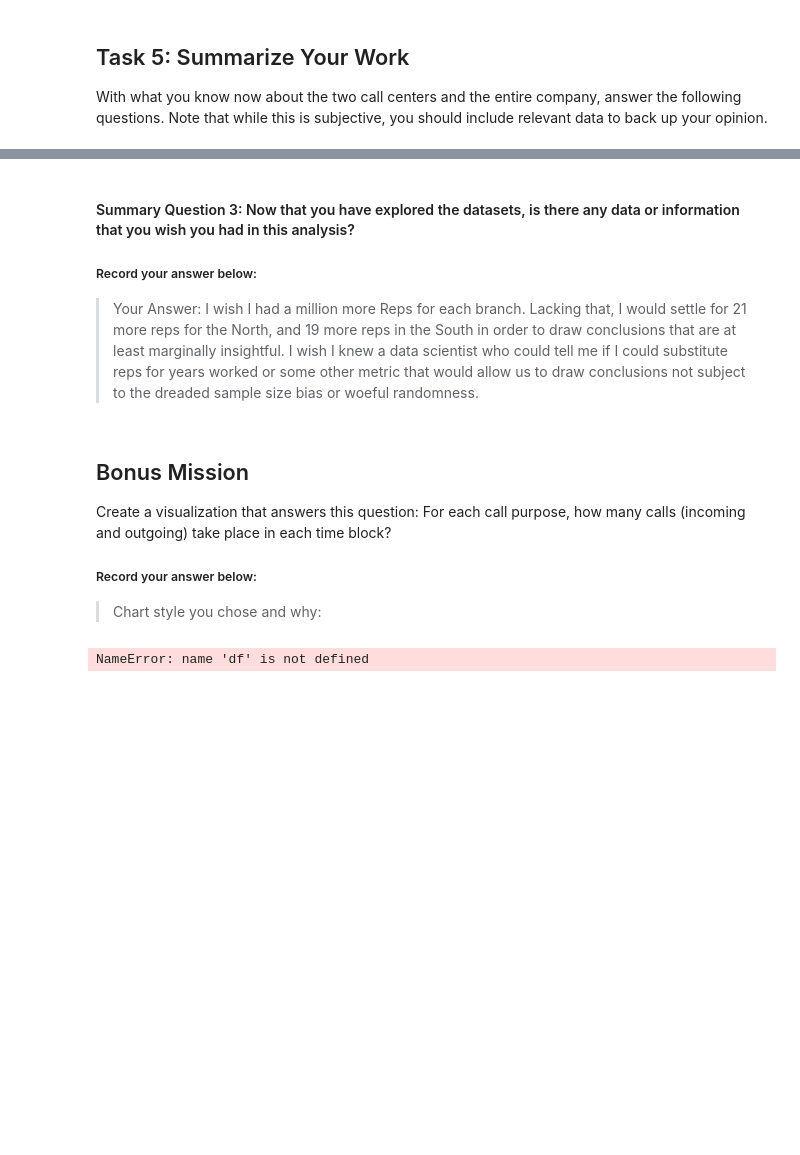
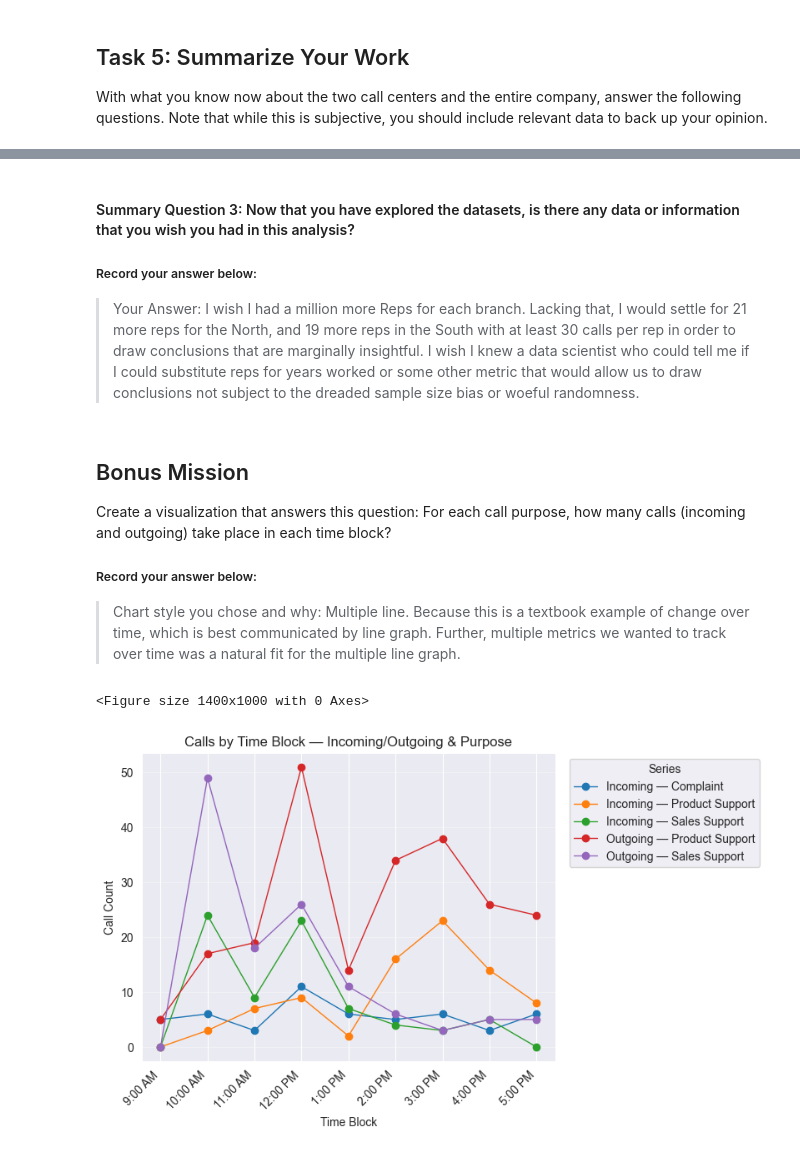
Before and after one commit to icosahedrum/call-center-cleanup-assignment, a Jupyter notebook: Call_Center_Cleanup.ipynb, the cells around one changed output, grey strips where cells are left out. Cells and saved outputs as stored; diff of their text form; code cells hidden in the pictures; blank space fills up the shorter version.

Commit message:
finished bonus question; double-checked answers and added comments

```diff
--- a/Call_Center_Cleanup.ipynb
+++ b/Call_Center_Cleanup.ipynb
@@ -592,19 +611,40 @@ With what you know now about the two call centers and the entire company, answer
 #### Summary Question 3: Now that you have explored the datasets, is there any data or information that you wish you had in this analysis?
 
 ##### Record your answer below:
-> Your Answer: I wish I had a million more Reps for each branch. Lacking that, I would settle for 21 more reps for the North, and 19 more reps in the South in order to draw conclusions that are at least marginally insightful. I wish I knew a data scientist who could tell me if I could substitute reps for years worked or some other metric that would allow us to draw conclusions not subject to the dreaded sample size bias or woeful randomness.
+> Your Answer: I wish I had a million more Reps for each branch. Lacking that, I would settle for 21 more reps for the North, and 19 more reps in the South with at least 30 calls per rep in order to draw conclusions that are marginally insightful. I wish I knew a data scientist who could tell me if I could substitute reps for years worked or some other metric that would allow us to draw conclusions not subject to the dreaded sample size bias or woeful randomness.
 # %% [markdown]
 ## Bonus Mission
 Create a visualization that answers this question: For each call purpose, how many calls (incoming and outgoing) take place in each time block?
 ##### Record your answer below:
 
-> Chart style you chose and why:
+> Chart style you chose and why: Multiple line. Because this is a textbook example of change over time, which is best communicated by line graph. Further, multiple metrics we wanted to track over time was a natural fit for the multiple line graph.
 # %%
 # Create your Bonus Mission visualization here!
-call_times = df[["Time Block", "Call Purpose", "Incoming or Outgoing", "Calls"]]
+south = south_df.drop(['Unnamed: 0'], axis=1).fillna(0)
 
-# Use groupby to plot based on time blocks:
+bonus_df = pd.concat([north, south])
 
-# Use groupby and get_group to select which call purpose to plot:
+call_times = bonus_df[["Time Block", "Call Purpose", "Incoming or Outgoing", "Calls"]]
+
+call_counts = (call_times.groupby(['Time Block', 'Incoming or Outgoing', 'Call Purpose']).size().reset_index(name='Call Count'))
+
+call_counts['series_label'] = (call_counts['Incoming or Outgoing'].astype(str) + " — " + call_counts['Call Purpose'].astype(str))
+
+pivot = call_counts.pivot_table(index='Time Block', columns='series_label', values='Call Count', aggfunc='sum', fill_value=0)
+
+desired_order = ["9:00 AM", "10:00 AM", "11:00 AM", "12:00 PM", "1:00 PM", "2:00 PM", "3:00 PM", "4:00 PM", "5:00 PM"]
+pivot = pivot.reindex(desired_order).fillna(0)
+
+plt.figure(figsize=(14, 10))
+ax = pivot.plot(kind='line', marker='o', linewidth=1)
+ax.set_title("Calls by Time Block — Incoming/Outgoing & Purpose")
+ax.set_xlabel("Time Block")
+ax.set_ylabel("Call Count")
+ax.grid(axis='y', alpha=0.3)
+plt.xticks(rotation=45, ha='right')
+plt.legend(title='Series', bbox_to_anchor=(1.02, 1), loc='upper left')
+
+plt.show()
 # %% [output]
-NameError: name 'df' is not defined
+<Figure size 1400x1000 with 0 Axes>
+[figure, added]
```
Also changed, not shown: parts of 14 cells of this notebook.
